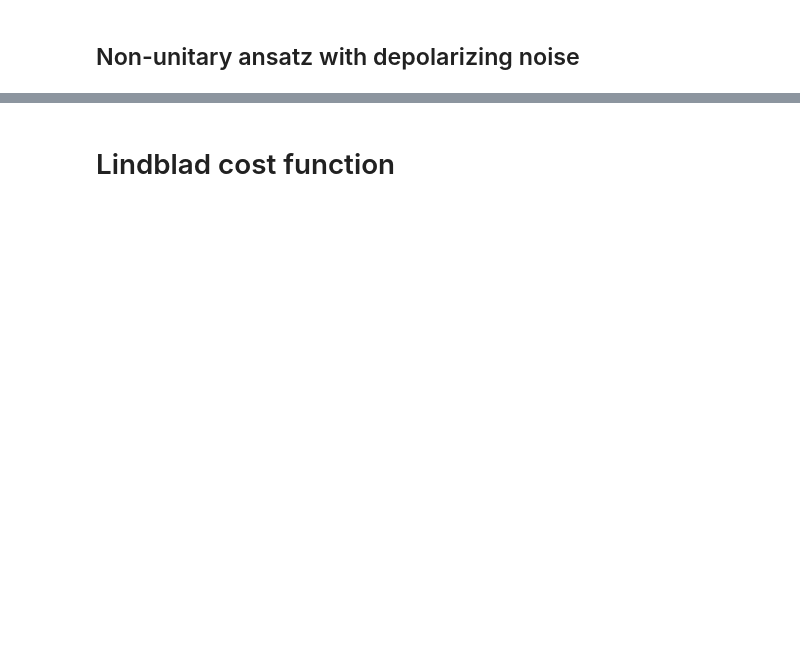
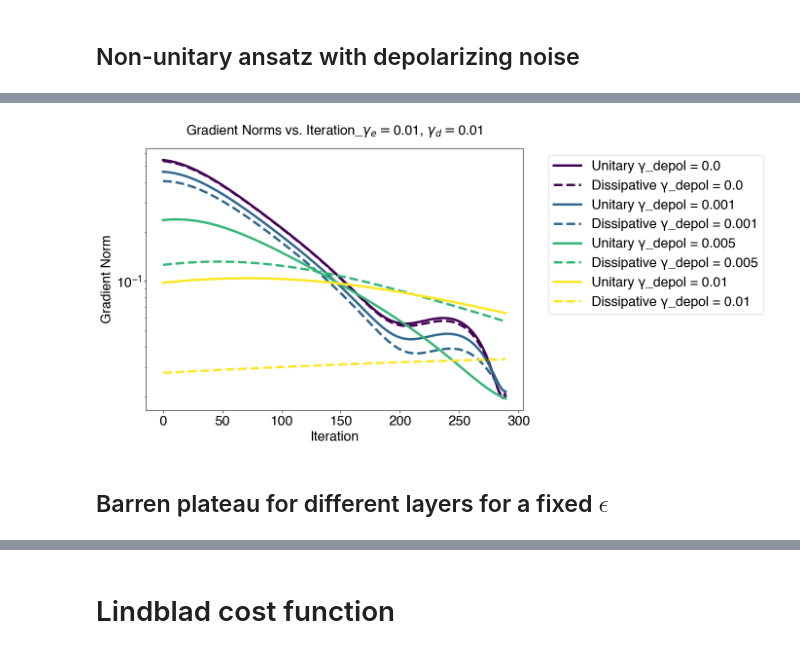
Before and after one commit to psasanka1729/VQA, a Jupyter notebook: [NOISY_AFM]find_ground_state_energy_cost_function.ipynb, the cells around one changed output, grey strips where cells are left out. Drawn from its saved outputs; the diff is of its cells as text; code cells hidden in the pictures; blank space fills up the shorter version.

```diff
--- a/[NOISY_AFM]find_ground_state_energy_cost_function.ipynb
+++ b/[NOISY_AFM]find_ground_state_energy_cost_function.ipynb
@@ -761,0 +827,27 @@ Convergence criterion met at iteration 313!
+# %%
+unitary_grad_norms = np.load('grad_norms_unitary_0.01.npy', allow_pickle=True).item()
+from matplotlib import colors
+dissipative_grad_norms = np.load('grad_norms_dissipative_0.01_0.002_0.002.npy', allow_pickle=True).item()
+
+import matplotlib.pyplot as plt
+
+# Plotting the gradient norms
+plt.figure(figsize=(10, 7))
+colors = plt.cm.viridis(np.linspace(0, 1, len(noise_levels)))
+for i, gamma_depol in enumerate(noise_levels):
+     if gamma_depol in unitary_grad_norms:
+          grad_norms = unitary_grad_norms[gamma_depol]
+          plt.plot(grad_norms, linestyle='-', label=f'Unitary γ_depol = {np.around(gamma_depol, 5)}', linewidth=3.5, color=colors[i])
+     if gamma_depol in dissipative_grad_norms:
+          grad_norms = dissipative_grad_norms[gamma_depol]
+          plt.plot(grad_norms,  linestyle='--', label=f'Dissipative γ_depol = {np.around(gamma_depol, 5)}', linewidth=3.5, color=colors[i])
+
+plt.xlabel('Iteration')
+plt.ylabel('Gradient Norm')
+plt.yscale('log')
+plt.title(r'Gradient Norms vs. Iteration_$\gamma_{e}=$' + str(gamma_e) + r', $\gamma_{d}=$' + str(gamma_d))
+plt.legend(bbox_to_anchor=(1.05, 1), loc='upper left')
+plt.savefig('grad_norms_comparison_'+str(gamma_e)+'_'+str(gamma_d)+'.png', dpi=300, bbox_inches='tight')
+plt.show()
+# %% [output]
+[figure, added]
@@ -761,0 +872,2 @@ Convergence criterion met at iteration 313!
+# %% [markdown]
+## Barren plateau for different layers for a fixed $\epsilon$
```
Also changed, not shown: parts of 12 cells of this notebook, 1 other file.
